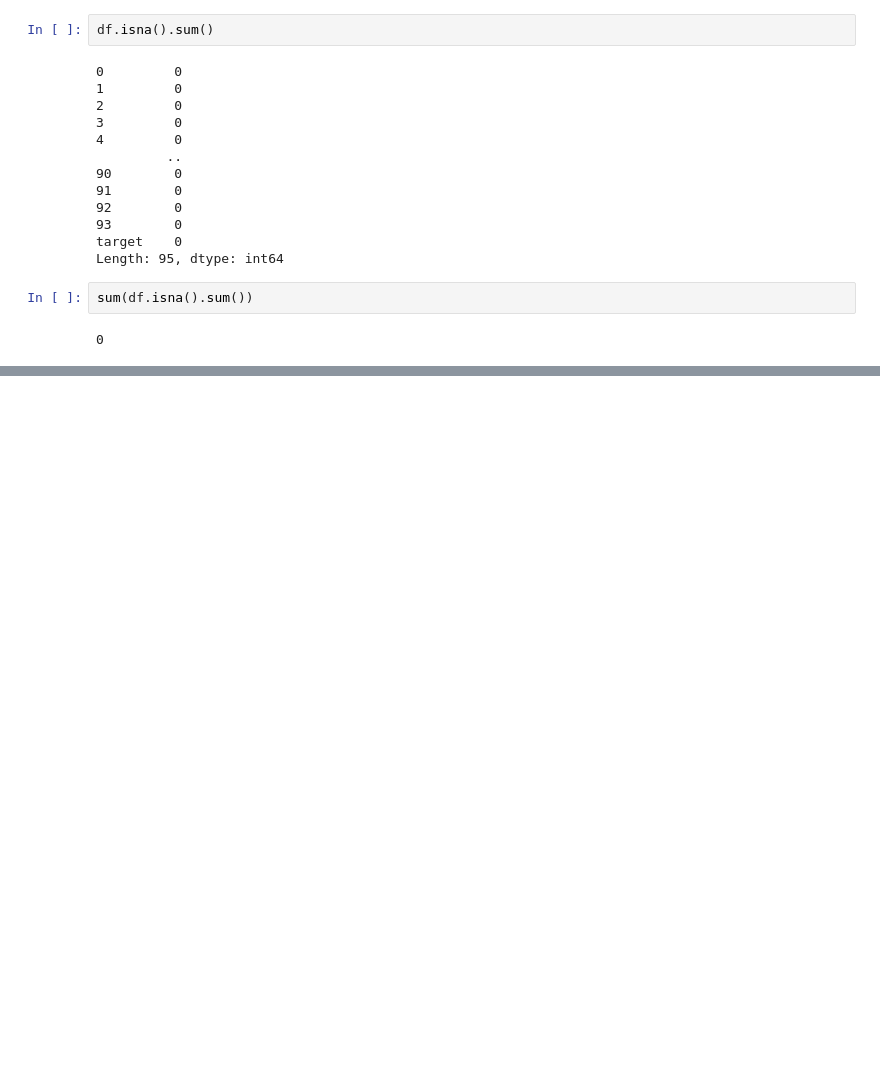
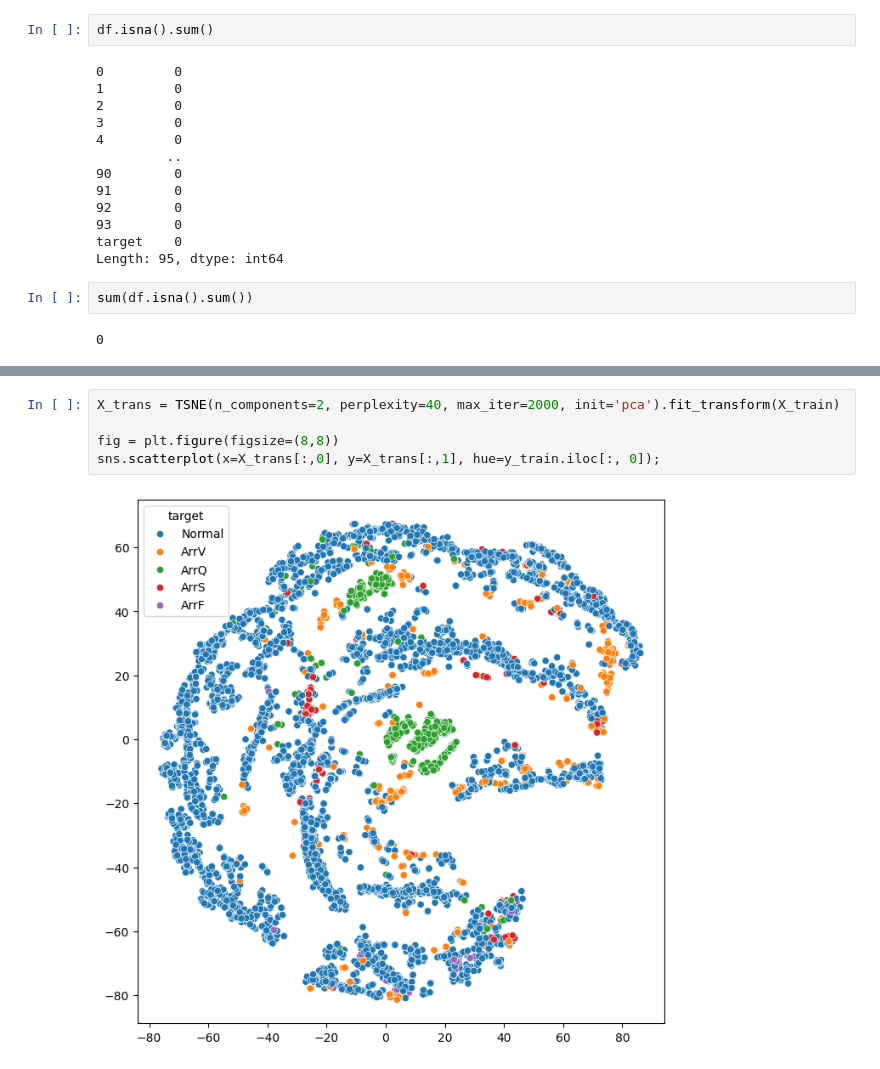
Before and after one commit to anaAparicioO5/apa_problemes, a Jupyter notebook: desbalance.ipynb, the cells around one changed output, grey strips where cells are left out. Drawn from its saved outputs; the diff is of its cells as text; blank space fills up the shorter version.

```diff
--- a/desbalance.ipynb
+++ b/desbalance.ipynb
@@ -53,0 +127,7 @@ sum(df.isna().sum())
+# %%
+X_trans = TSNE(n_components=2, perplexity=40, max_iter=2000, init='pca').fit_transform(X_train)
+
+fig = plt.figure(figsize=(8,8))
+sns.scatterplot(x=X_trans[:,0], y=X_trans[:,1], hue=y_train.iloc[:, 0]);
+# %% [output]
+[figure, added]
```
Also changed, not shown: parts of 19 cells of this notebook.
